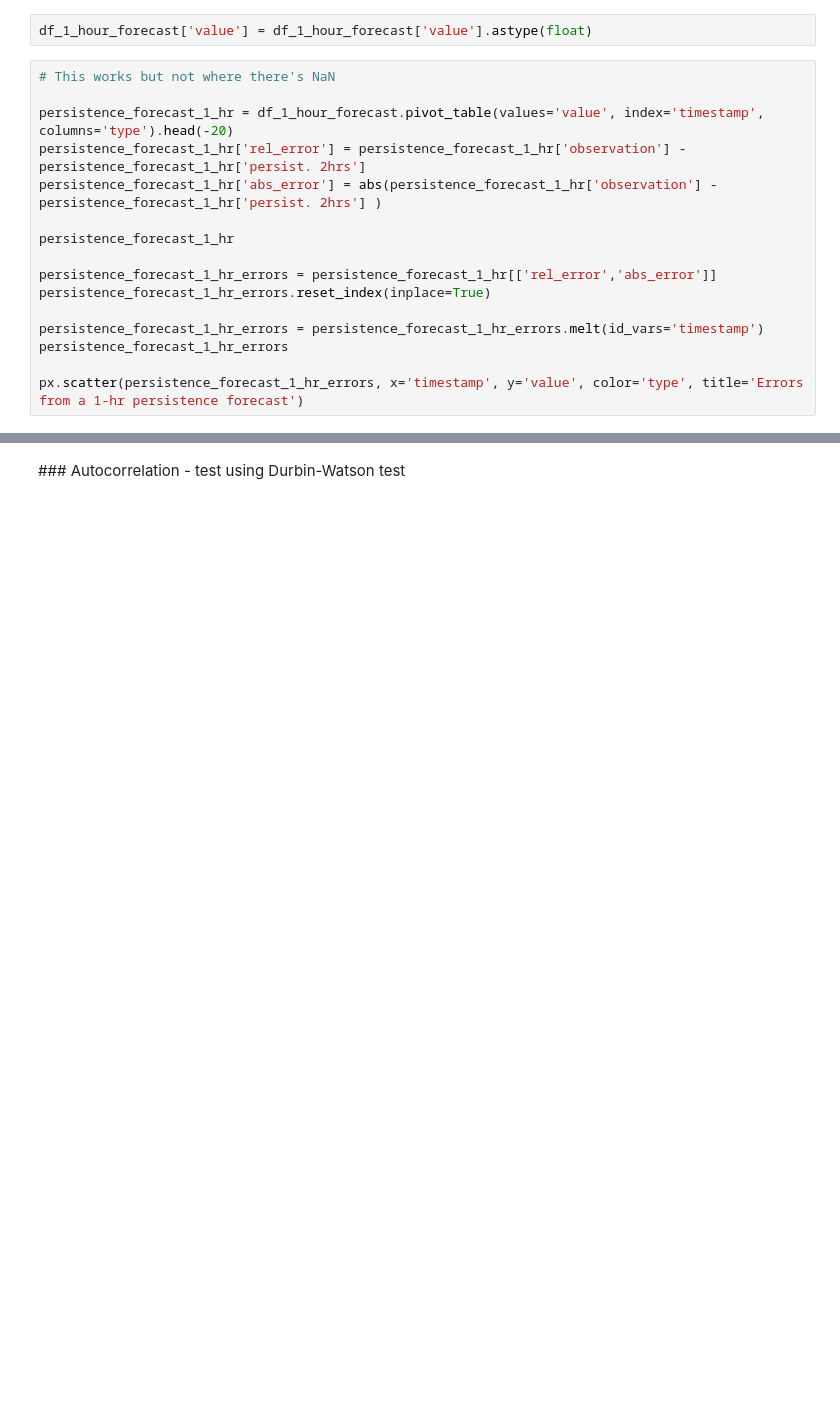
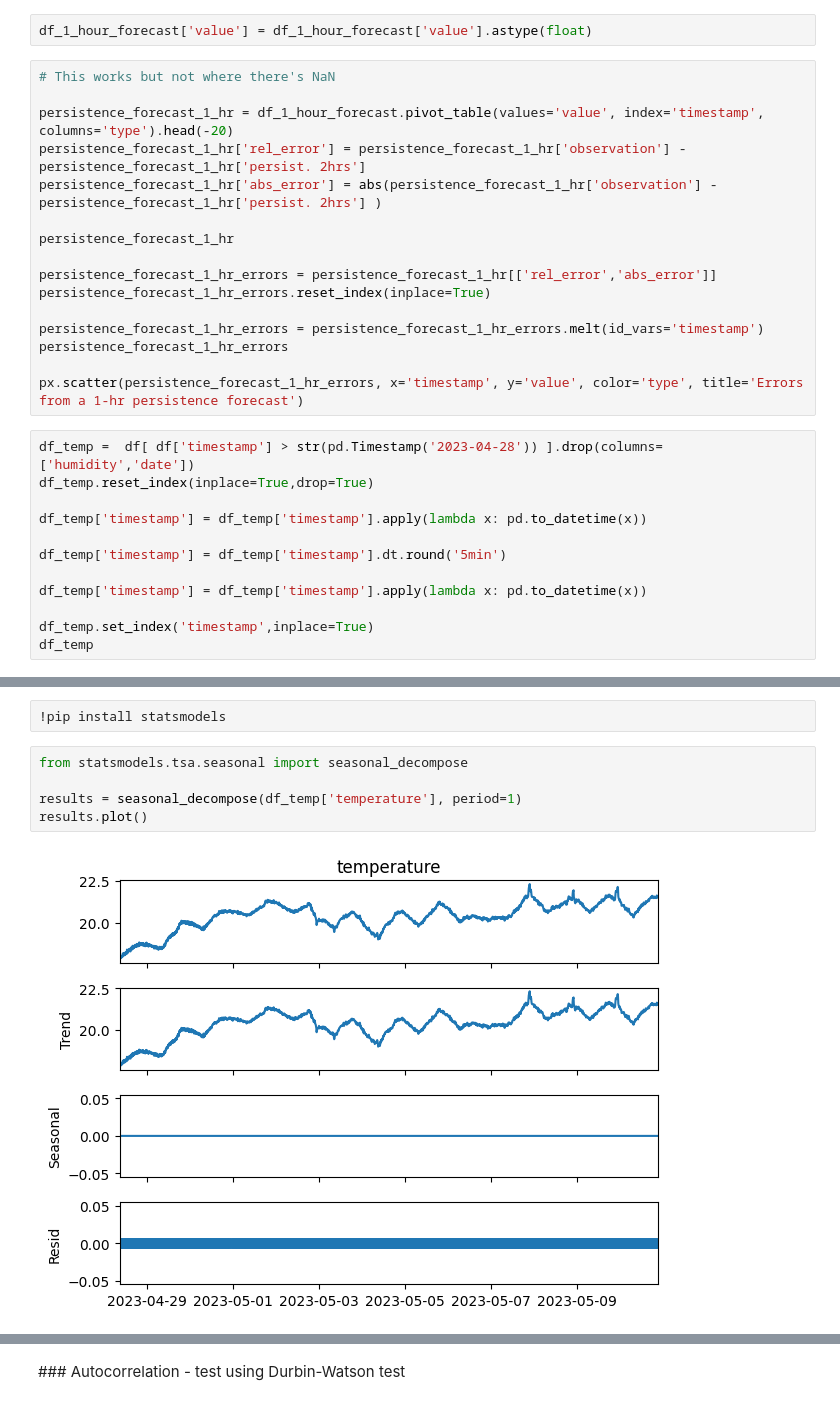
Before and after one commit to bndxn/raspberry-pi-notes, a Jupyter notebook: analysis/analysis.ipynb, the cells around one changed output, grey strips where cells are left out. Drawn from its saved outputs; the diff is of its cells as text; blank space fills up the shorter version.

Commit message:
seasonal_decompose

```diff
--- a/analysis/analysis.ipynb
+++ b/analysis/analysis.ipynb
@@ -181,3 +180,15 @@ persistence_forecast_1_hr_errors = persistence_forecast_1_hr_errors.melt(id_vars
 persistence_forecast_1_hr_errors
 
 px.scatter(persistence_forecast_1_hr_errors, x='timestamp', y='value', color='type', title='Errors from a 1-hr persistence forecast')
+# %%
+df_temp =  df[ df['timestamp'] > str(pd.Timestamp('2023-04-28')) ].drop(columns=['humidity','date'])
+df_temp.reset_index(inplace=True,drop=True)
+
+df_temp['timestamp'] = df_temp['timestamp'].apply(lambda x: pd.to_datetime(x))
+
+df_temp['timestamp'] = df_temp['timestamp'].dt.round('5min')
+
+df_temp['timestamp'] = df_temp['timestamp'].apply(lambda x: pd.to_datetime(x))
+
+df_temp.set_index('timestamp',inplace=True)
+df_temp
@@ -183,0 +210,9 @@ px.scatter(persistence_forecast_1_hr_errors, x='timestamp', y='value', color='ty
+# %%
+!pip install statsmodels
+# %%
+from statsmodels.tsa.seasonal import seasonal_decompose
+
+results = seasonal_decompose(df_temp['temperature'], period=1)
+results.plot()
+# %% [output]
+[figure, added]
```
Also changed, not shown: parts of 3 cells of this notebook.
